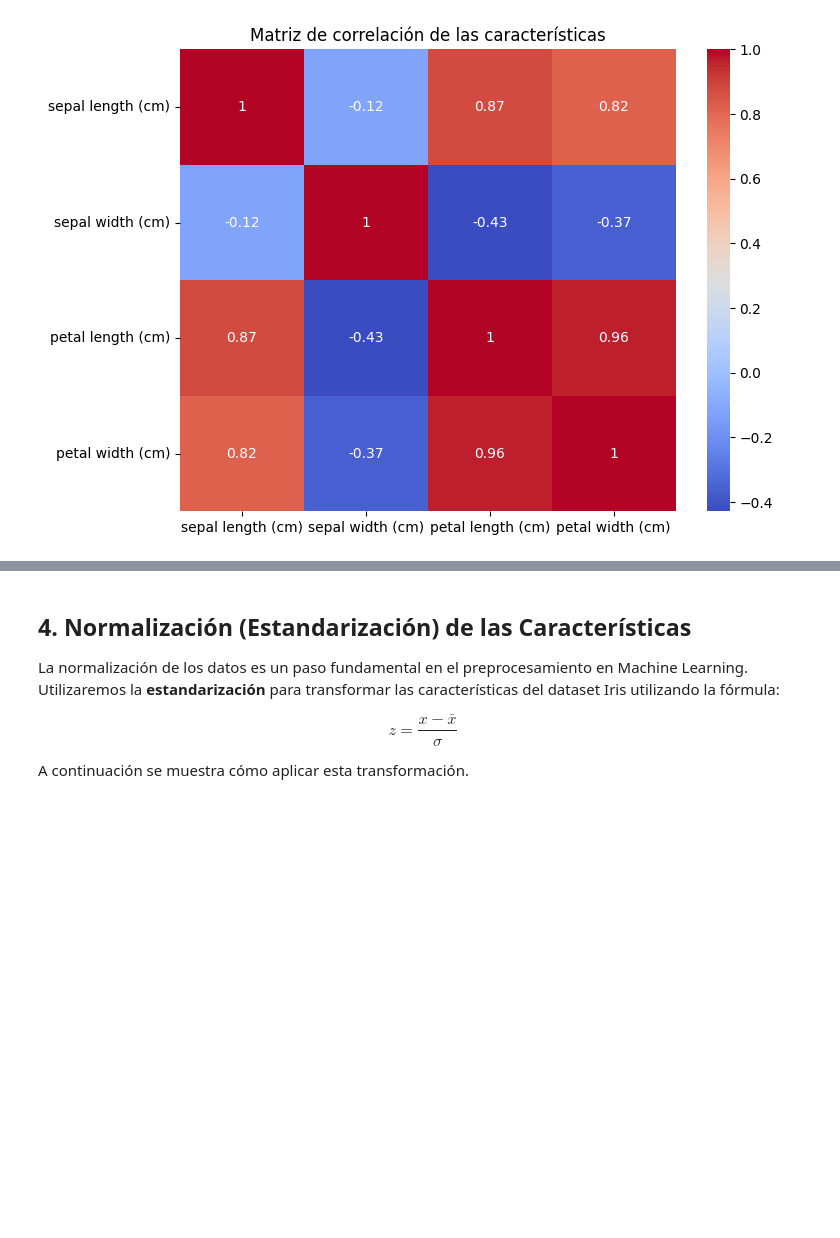
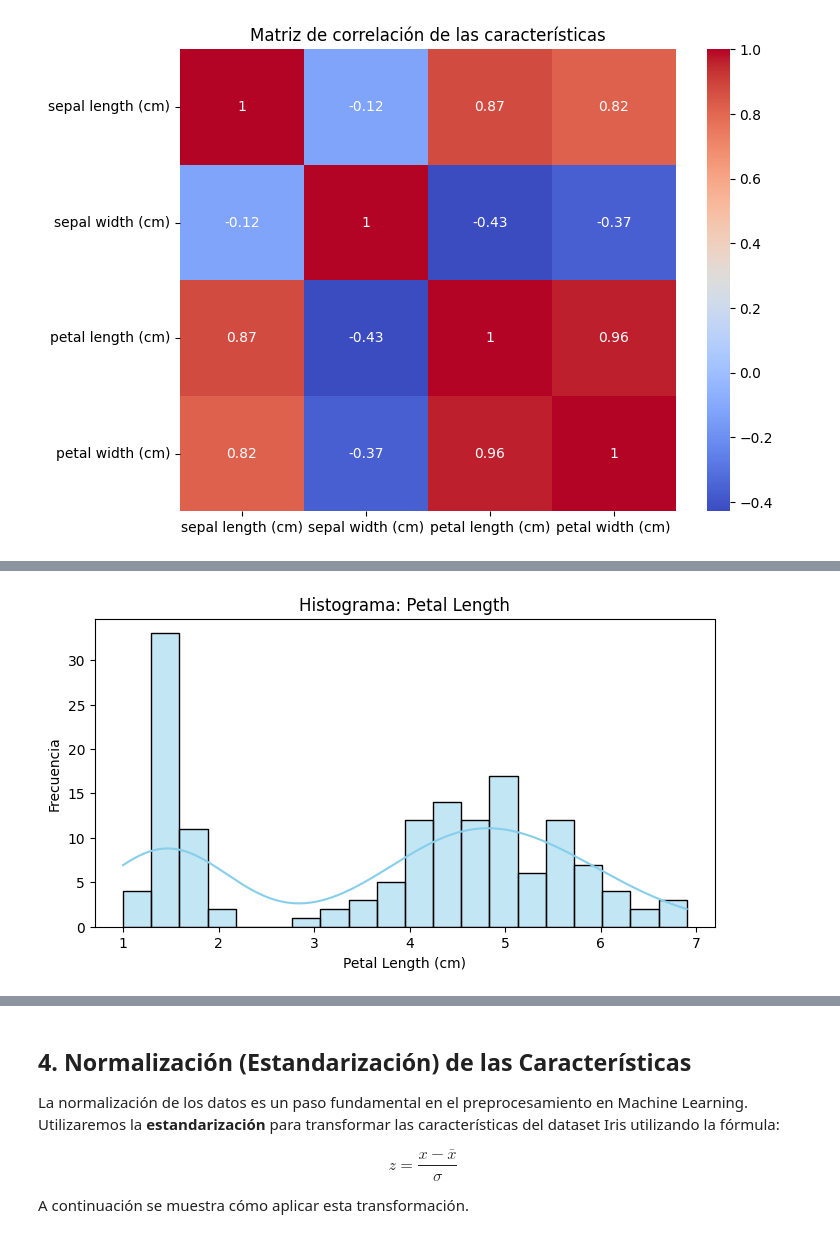
Before and after one commit to JZGlez/MCD_G2_Programacion2, a Jupyter notebook: 2. Varianza_desviacion_ml.ipynb, the cells around one changed output, grey strips where cells are left out. Saved outputs shown, nothing was run; the diff lists cells and outputs as text; code cells hidden in the pictures; blank space fills up the shorter version.

```diff
--- a/2. Varianza_desviacion_ml.ipynb
+++ b/2. Varianza_desviacion_ml.ipynb
@@ -207,0 +224,10 @@ plt.show()
+# %%
+# Histograma para el largo del pétalo
+plt.figure(figsize=(8, 4))
+sns.histplot(df_iris['petal length (cm)'], kde=True, bins=20, color='skyblue')
+plt.title('Histograma: Petal Length')
+plt.xlabel('Petal Length (cm)')
+plt.ylabel('Frecuencia')
+plt.show()
+# %% [output]
+[figure, added]
```
Also changed, not shown: parts of 5 cells of this notebook.
